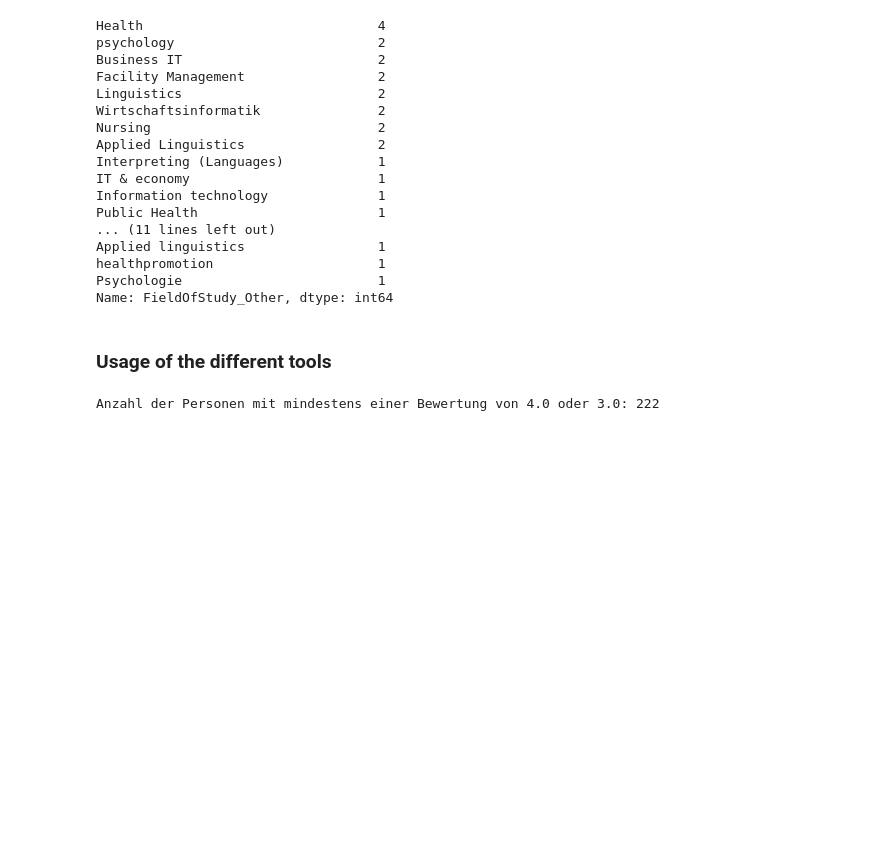
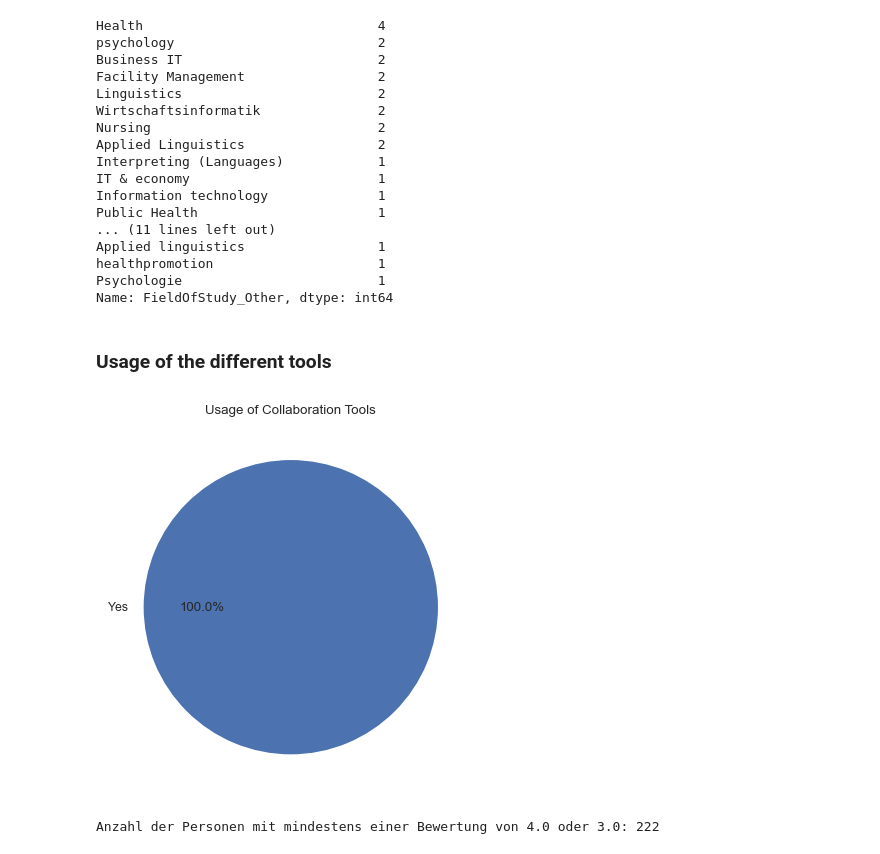
Before and after one commit to rietmjoe/Bachelorarbeit, a Jupyter notebook: Code Survey/Code.ipynb, the cells around one changed output. Saved outputs shown, nothing was run; the diff lists cells and outputs as text; code cells hidden in the pictures; blank space fills up the shorter version.

```diff
--- a/Code Survey/Code.ipynb
+++ b/Code Survey/Code.ipynb
@@ -405,6 +404,22 @@ Psychologie                         1
 Name: FieldOfStudy_Other, dtype: int64
 # %% [markdown]
 ### Usage of the different tools
+# %%
+import matplotlib.pyplot as plt
+
+# Count the occurrences of each tool
+tool_counts = df['UseCollabTools'].value_counts()
+
+# Create a pie chart
+plt.pie(tool_counts, labels=tool_counts.index, autopct='%1.1f%%')
+
+# Add a title
+plt.title('Usage of Collaboration Tools')
+
+# Display the chart
+plt.show()
+# %% [output]
+[figure, added]
 # %%
 # Liste der Kategorien
 categories = ['Teams', 'Zoom', 'GoogleWorkspace', 'Slack', 'Trello', 'Notion', 'Miro', 'Mural', 'GitHub', 'Monday', 'Asana', 'Jira', 'OtherCollaborationTools']
```
Also changed, not shown: parts of 18 cells of this notebook.
